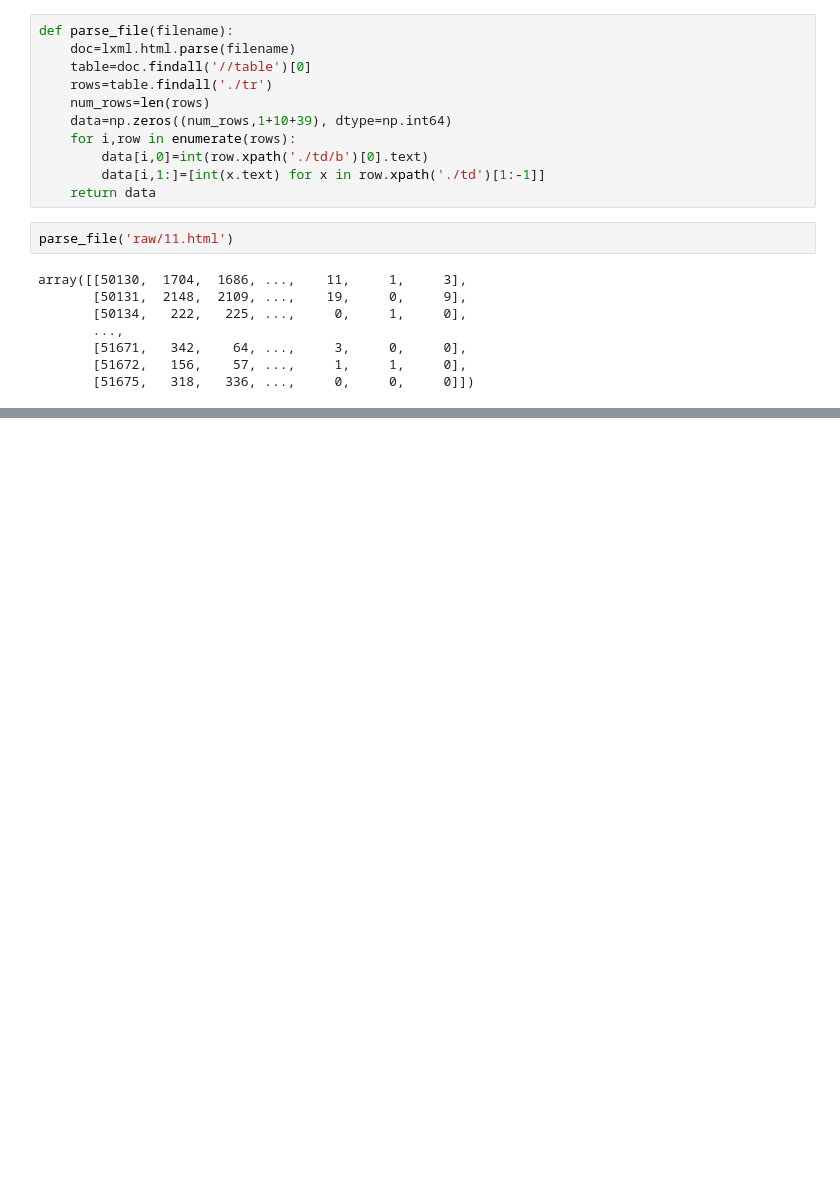
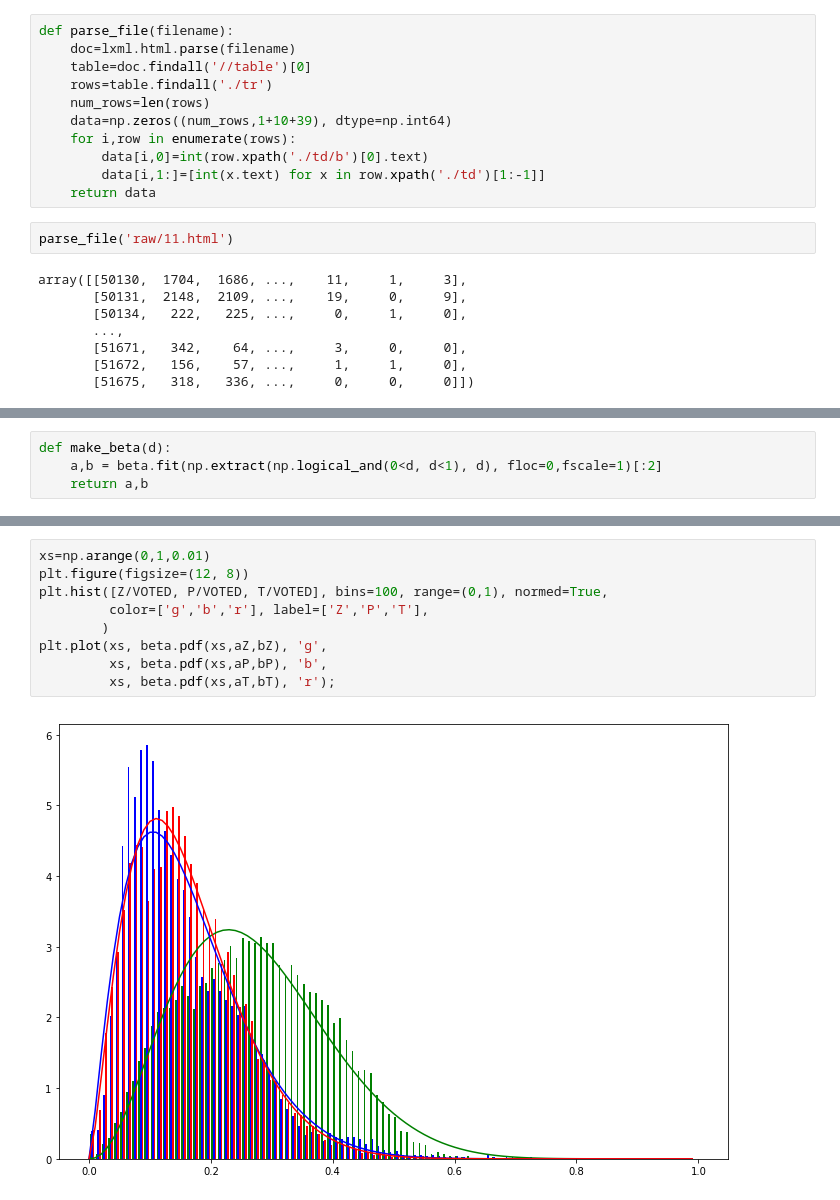
Before and after one commit to grep0/cvk, a Jupyter notebook: UkrainianElections2019.ipynb, the cells around one changed output, grey strips where cells are left out. Cells and saved outputs as stored; diff of their text form; blank space fills up the shorter version.

```diff
--- a/UkrainianElections2019.ipynb
+++ b/UkrainianElections2019.ipynb
@@ -79,0 +84,4 @@ plt.hist(T/TOTAL*100, bins=100, range=(0,100), alpha=0.5);
+# %%
+def make_beta(d):
+    a,b = beta.fit(np.extract(np.logical_and(0<d, d<1), d), floc=0,fscale=1)[:2]
+    return a,b
@@ -79,0 +99,11 @@ plt.hist(T/TOTAL*100, bins=100, range=(0,100), alpha=0.5);
+# %%
+xs=np.arange(0,1,0.01)
+plt.figure(figsize=(12, 8))
+plt.hist([Z/VOTED, P/VOTED, T/VOTED], bins=100, range=(0,1), normed=True,
+         color=['g','b','r'], label=['Z','P','T'],
+        )
+plt.plot(xs, beta.pdf(xs,aZ,bZ), 'g',
+         xs, beta.pdf(xs,aP,bP), 'b',
+         xs, beta.pdf(xs,aT,bT), 'r');
+# %% [output]
+[figure, added]
```
Also changed, not shown: parts of 9 cells of this notebook.
